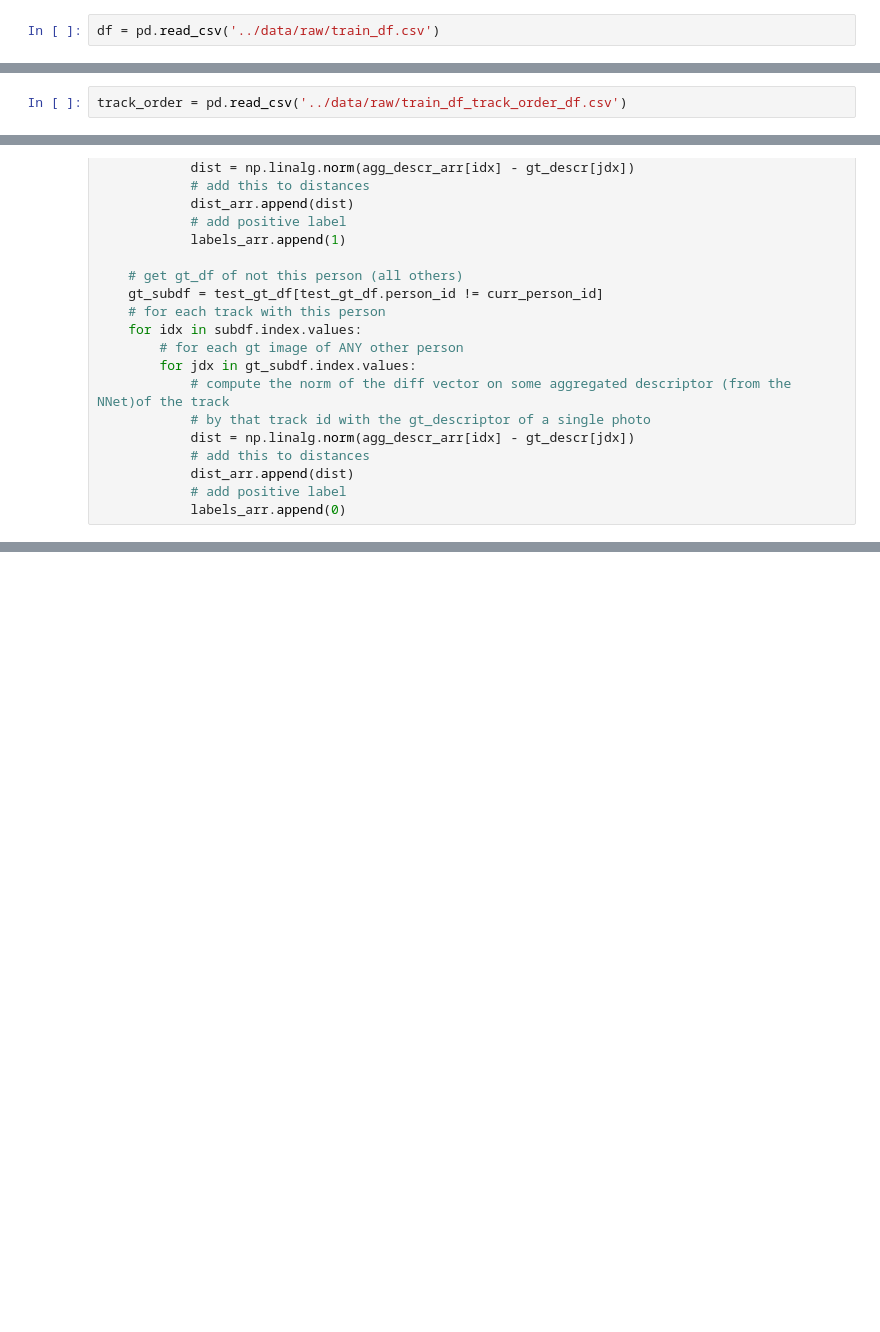
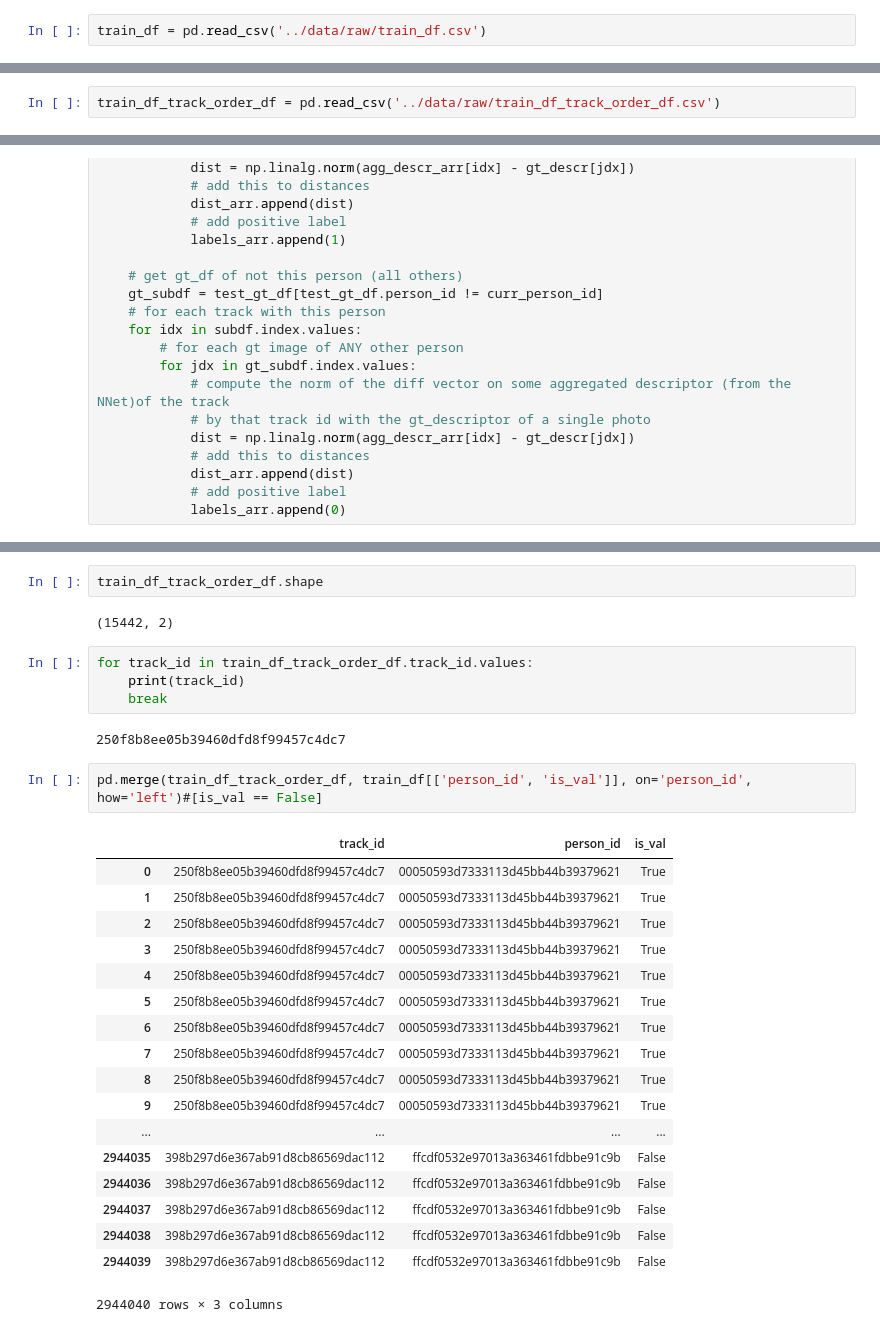
Before and after one commit to ildarlomov/dlcourseproject, a Jupyter notebook: notebooks/1.0-ildar-initial-data-exploration.ipynb, the cells around one changed output, grey strips where cells are left out. Cells and saved outputs as stored; diff of their text form; blank space fills up the shorter version.

```diff
--- a/notebooks/1.0-ildar-initial-data-exploration.ipynb
+++ b/notebooks/1.0-ildar-initial-data-exploration.ipynb
@@ -6,7 +6,7 @@ ls
 # %% [output]
 1.0-ildar-initial-data-exploration.ipynb
 # %%
-df = pd.read_csv('../data/raw/train_df.csv')
+train_df = pd.read_csv('../data/raw/train_df.csv')
 # %%
 pd.options.display.max_columns = 100
 # %%
@@ -29,5 +29,5 @@ df.shape
 # %% [output]
 (154420, 21)
 # %%
-track_order = pd.read_csv('../data/raw/train_df_track_order_df.csv')
+train_df_track_order_df = pd.read_csv('../data/raw/train_df_track_order_df.csv')
 # %%
@@ -136,0 +182,31 @@ for curr_person_id, subdf in tqdm(test_track_order_df.groupby('person_id')):
+# %%
+train_df_track_order_df.shape
+# %% [output]
+(15442, 2)
+# %%
+for track_id in train_df_track_order_df.track_id.values:
+    print(track_id)
+    break
+# %% [output]
+250f8b8ee05b39460dfd8f99457c4dc7
+# %%
+pd.merge(train_df_track_order_df, train_df[['person_id', 'is_val']], on='person_id', how='left')#[is_val == False]
+# %% [output]
+|  | track_id | person_id | is_val |
+| 0 | 250f8b8ee05b39460dfd8f99457c4dc7 | 00050593d7333113d45bb44b39379621 | True |
+| 1 | 250f8b8ee05b39460dfd8f99457c4dc7 | 00050593d7333113d45bb44b39379621 | True |
+| 2 | 250f8b8ee05b39460dfd8f99457c4dc7 | 00050593d7333113d45bb44b39379621 | True |
+| 3 | 250f8b8ee05b39460dfd8f99457c4dc7 | 00050593d7333113d45bb44b39379621 | True |
+| 4 | 250f8b8ee05b39460dfd8f99457c4dc7 | 00050593d7333113d45bb44b39379621 | True |
+| 5 | 250f8b8ee05b39460dfd8f99457c4dc7 | 00050593d7333113d45bb44b39379621 | True |
+| 6 | 250f8b8ee05b39460dfd8f99457c4dc7 | 00050593d7333113d45bb44b39379621 | True |
+| 7 | 250f8b8ee05b39460dfd8f99457c4dc7 | 00050593d7333113d45bb44b39379621 | True |
+| 8 | 250f8b8ee05b39460dfd8f99457c4dc7 | 00050593d7333113d45bb44b39379621 | True |
+| 9 | 250f8b8ee05b39460dfd8f99457c4dc7 | 00050593d7333113d45bb44b39379621 | True |
+| ... | ... | ... | ... |
+| 2944035 | 398b297d6e367ab91d8cb86569dac112 | ffcdf0532e97013a363461fdbbe91c9b | False |
+| 2944036 | 398b297d6e367ab91d8cb86569dac112 | ffcdf0532e97013a363461fdbbe91c9b | False |
+| 2944037 | 398b297d6e367ab91d8cb86569dac112 | ffcdf0532e97013a363461fdbbe91c9b | False |
+| 2944038 | 398b297d6e367ab91d8cb86569dac112 | ffcdf0532e97013a363461fdbbe91c9b | False |
+| 2944039 | 398b297d6e367ab91d8cb86569dac112 | ffcdf0532e97013a363461fdbbe91c9b | False |
+2944040 rows × 3 columns
```
Also changed, not shown: parts of 27 cells of this notebook, 3 other files.
